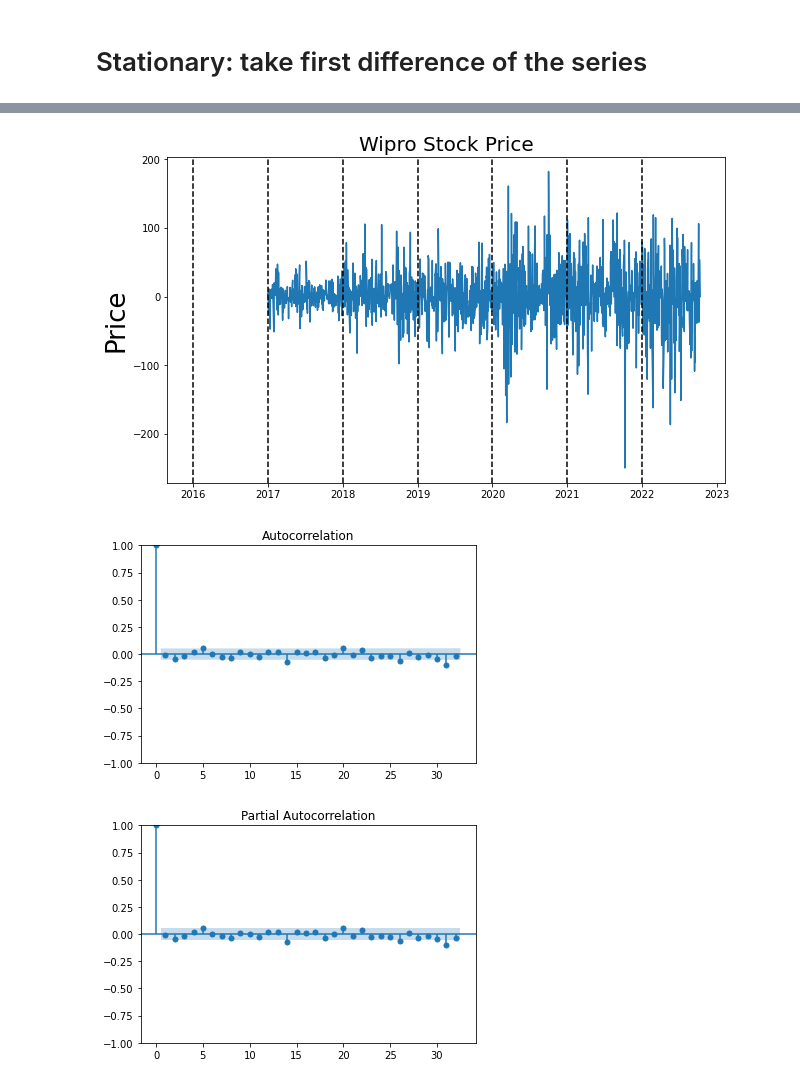
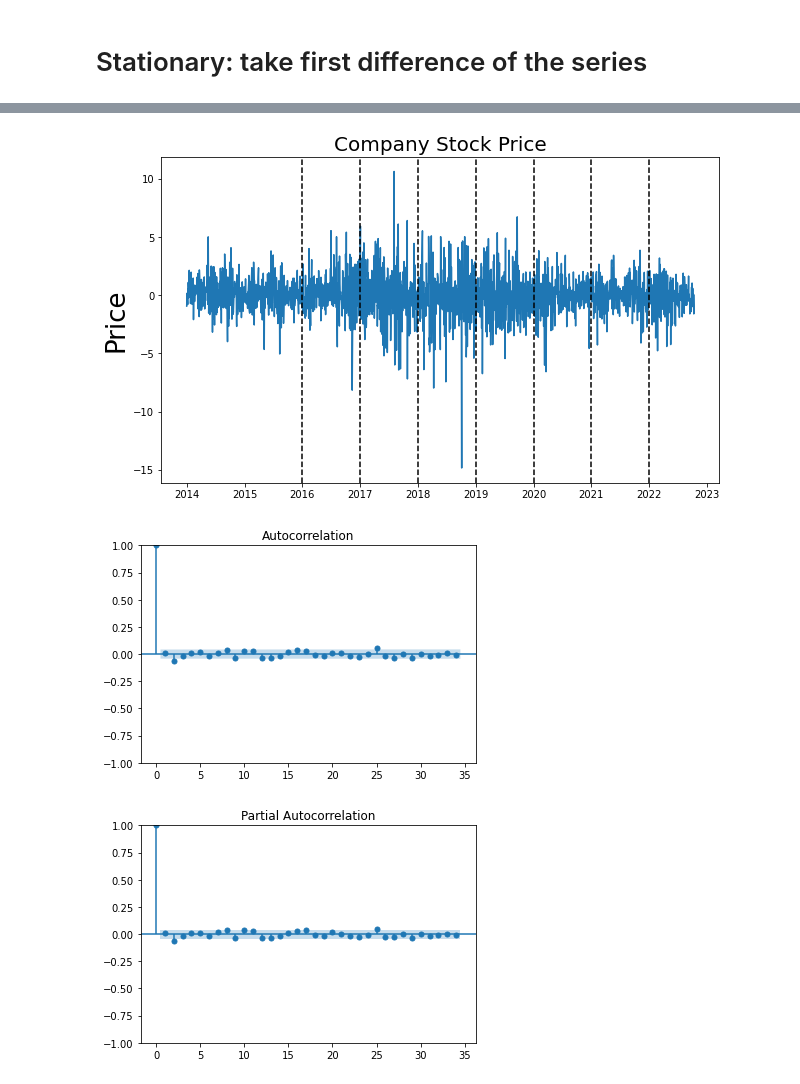
Before and after one commit to omsouravsharma/Python_for_algorithmic_trading-, a Jupyter notebook: ASM.ipynb, the cells around one changed output, grey strips where cells are left out. Cells and saved outputs as stored; diff of their text form; code cells hidden in the pictures.

```diff
--- a/ASM.ipynb
+++ b/ASM.ipynb
@@ -15,3 +17,3 @@ import seaborn as sns
 # %%
-company = 'TCS.NS'
-data = web.DataReader(company, 'yahoo', '2017-01-01','2022-10-30')
+company = 'IOC.NS'
+data = web.DataReader(company, 'yahoo', '2014-01-01',datetime.now())
@@ -65,5 +46,5 @@ ax.legend()
 # %%
-wipro = data['Close']
-wipro_df = pd.DataFrame(wipro)
+df_close = data['Close']
+df_close = pd.DataFrame(df_close)
 # %%
 plt.figure(figsize = (10,6))
@@ -78,9 +59,9 @@ for year in range(2016,2023):
 # Stationary: take first difference of the series
 # %%
 # take first difference
-first_diff = wipro_df.Close.values[1:] - wipro_df.Close.values[:-1]
+first_diff = df_close.Close.values[1:] - df_close.Close.values[:-1]
 first_diff = np.concatenate([first_diff, [0]])
 # %%
 # set first differnce as variable in dataframe
-wipro_df['first_difference'] = first_diff
+df_close['first_difference'] = first_diff
 # %%
@@ -96,19 +69,19 @@ wipro_df.head()
 # %%
 plt.figure(figsize = (10,6))
-plt.plot(wipro_df.first_difference)
-plt.title(f"Wipro Stock Price", fontsize=20)
+plt.plot(df_close.first_difference)
+plt.title(f"Company Stock Price", fontsize=20)
 plt.ylabel("Price", fontsize=26)
 for year in range(2016,2023):
     plt.axvline(pd.to_datetime(str(year)+'-01-01'), color= 'k',linestyle='--')
 # %% [output]
-[figure, old version]
+[figure, new version]
 # %%
-acf_plot = plot_acf(wipro_df.first_difference)
+acf_plot = plot_acf(df_close.first_difference)
 # %% [output]
-[figure, old version]
+[figure, new version]
 # %%
-pacf_plot = plot_pacf(wipro_df.first_difference)
+pacf_plot = plot_pacf(df_close.first_difference)
 # %% [output]
-[figure, old version]
+[figure, new version]
 # %%
 data_swing_month = pd.DataFrame(data["Close"])
```
Also changed, not shown: parts of 18 cells of this notebook, 3 other files.
